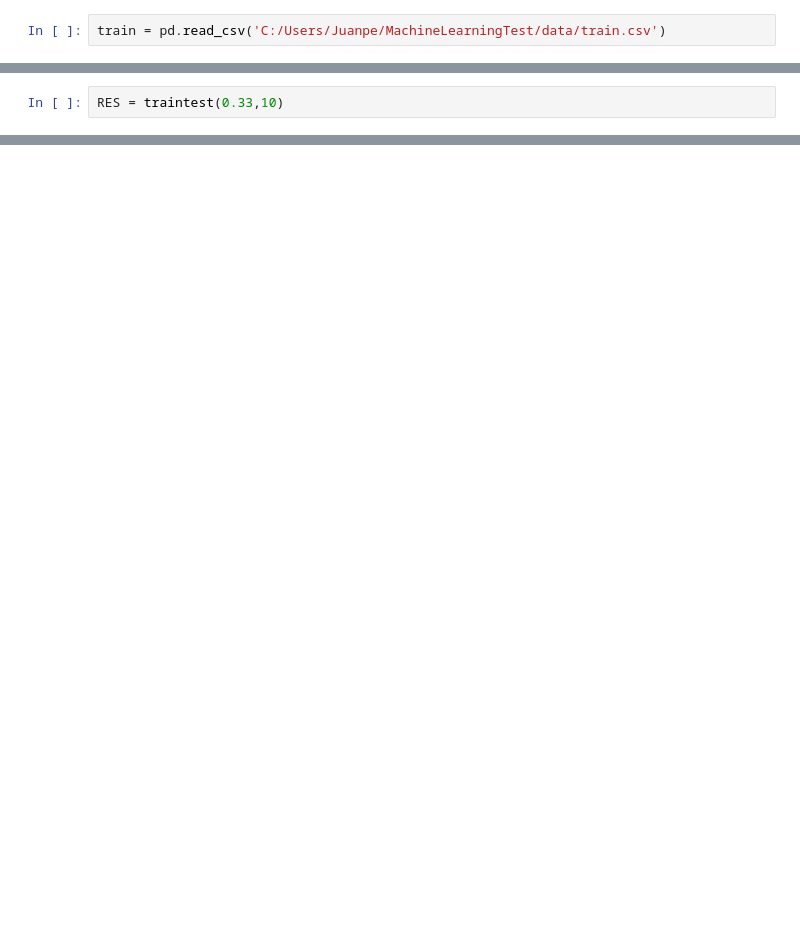
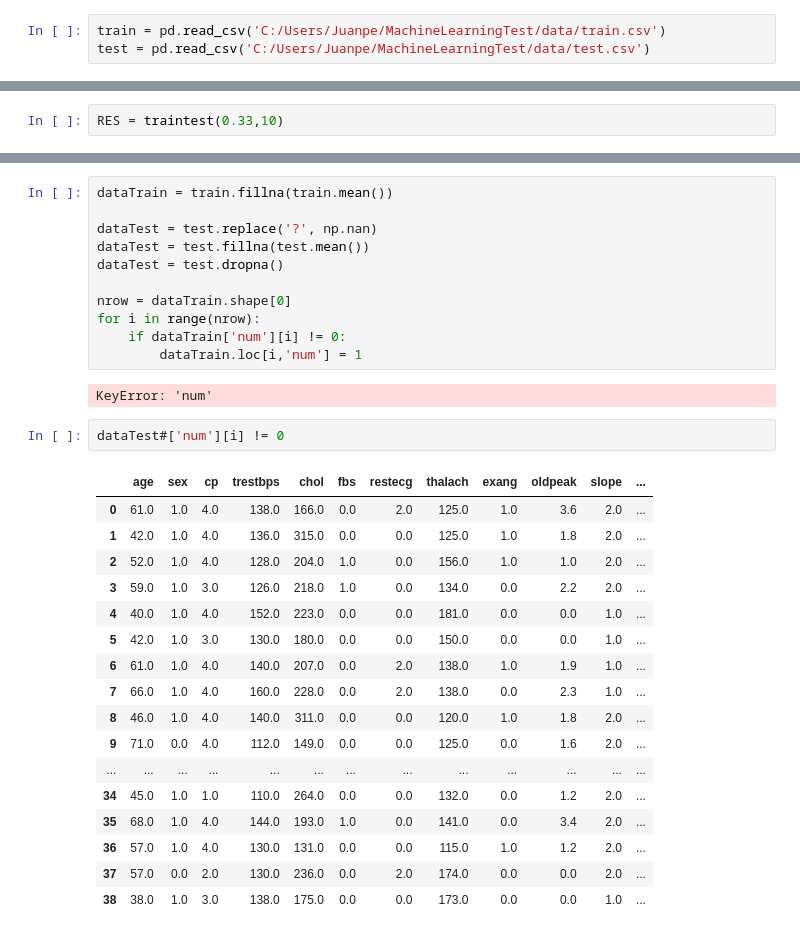
Before and after one commit to datalabusal2018/MachineLearningTest, a Jupyter notebook: juanpe_exploracion_pandas_datalab.ipynb, the cells around one changed output, grey strips where cells are left out. Saved outputs shown, nothing was run; the diff lists cells and outputs as text; blank space fills up the shorter version.

```diff
--- a/juanpe_exploracion_pandas_datalab.ipynb
+++ b/juanpe_exploracion_pandas_datalab.ipynb
@@ -12,3 +12,4 @@ UsageError: unrecognized arguments: #esto permite a pandas pintar en el notebook
 # %%
 train = pd.read_csv('C:/Users/Juanpe/MachineLearningTest/data/train.csv')
+test = pd.read_csv('C:/Users/Juanpe/MachineLearningTest/data/test.csv')
 # %%
@@ -284,0 +364,33 @@ gnb.score(X_train, y_train)
+# %%
+dataTrain = train.fillna(train.mean())
+
+dataTest = test.replace('?', np.nan)
+dataTest = test.fillna(test.mean())
+dataTest = test.dropna()
+
+nrow = dataTrain.shape[0]
+for i in range(nrow):
+    if dataTrain['num'][i] != 0:
+        dataTrain.loc[i,'num'] = 1
+# %% [output]
+KeyError: 'num'
+# %%
+dataTest#['num'][i] != 0
+# %% [output]
+|  | age | sex | cp | trestbps | chol | fbs | restecg | thalach | exang | oldpeak | slope | ... |
+| 0 | 61.0 | 1.0 | 4.0 | 138.0 | 166.0 | 0.0 | 2.0 | 125.0 | 1.0 | 3.6 | 2.0 | ... |
+| 1 | 42.0 | 1.0 | 4.0 | 136.0 | 315.0 | 0.0 | 0.0 | 125.0 | 1.0 | 1.8 | 2.0 | ... |
+| 2 | 52.0 | 1.0 | 4.0 | 128.0 | 204.0 | 1.0 | 0.0 | 156.0 | 1.0 | 1.0 | 2.0 | ... |
+| 3 | 59.0 | 1.0 | 3.0 | 126.0 | 218.0 | 1.0 | 0.0 | 134.0 | 0.0 | 2.2 | 2.0 | ... |
+| 4 | 40.0 | 1.0 | 4.0 | 152.0 | 223.0 | 0.0 | 0.0 | 181.0 | 0.0 | 0.0 | 1.0 | ... |
+| 5 | 42.0 | 1.0 | 3.0 | 130.0 | 180.0 | 0.0 | 0.0 | 150.0 | 0.0 | 0.0 | 1.0 | ... |
+| 6 | 61.0 | 1.0 | 4.0 | 140.0 | 207.0 | 0.0 | 2.0 | 138.0 | 1.0 | 1.9 | 1.0 | ... |
+| 7 | 66.0 | 1.0 | 4.0 | 160.0 | 228.0 | 0.0 | 2.0 | 138.0 | 0.0 | 2.3 | 1.0 | ... |
+| 8 | 46.0 | 1.0 | 4.0 | 140.0 | 311.0 | 0.0 | 0.0 | 120.0 | 1.0 | 1.8 | 2.0 | ... |
+| 9 | 71.0 | 0.0 | 4.0 | 112.0 | 149.0 | 0.0 | 0.0 | 125.0 | 0.0 | 1.6 | 2.0 | ... |
+| ... | ... | ... | ... | ... | ... | ... | ... | ... | ... | ... | ... | ... |
+| 34 | 45.0 | 1.0 | 1.0 | 110.0 | 264.0 | 0.0 | 0.0 | 132.0 | 0.0 | 1.2 | 2.0 | ... |
+| 35 | 68.0 | 1.0 | 4.0 | 144.0 | 193.0 | 1.0 | 0.0 | 141.0 | 0.0 | 3.4 | 2.0 | ... |
+| 36 | 57.0 | 1.0 | 4.0 | 130.0 | 131.0 | 0.0 | 0.0 | 115.0 | 1.0 | 1.2 | 2.0 | ... |
+| 37 | 57.0 | 0.0 | 2.0 | 130.0 | 236.0 | 0.0 | 2.0 | 174.0 | 0.0 | 0.0 | 2.0 | ... |
+| 38 | 38.0 | 1.0 | 3.0 | 138.0 | 175.0 | 0.0 | 0.0 | 173.0 | 0.0 | 0.0 | 1.0 | ... |
```
Also changed, not shown: parts of 25 cells of this notebook.
